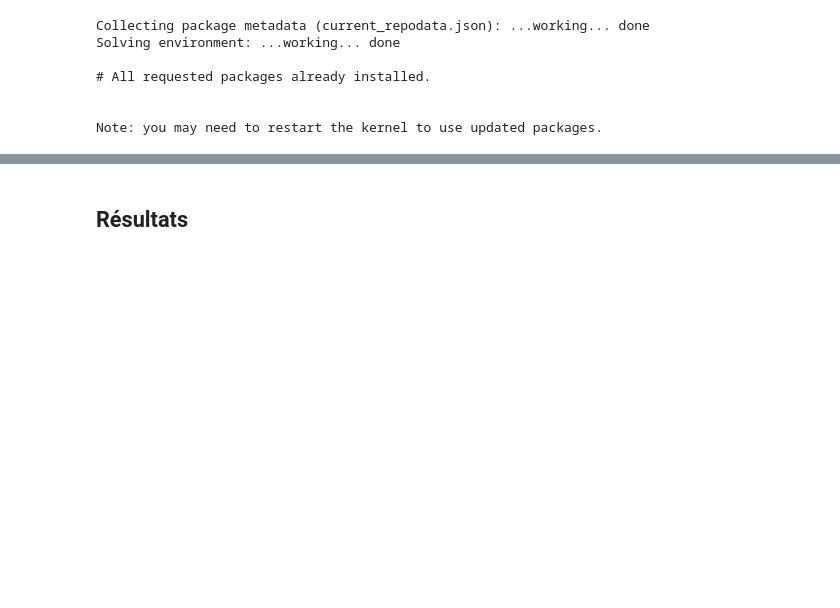
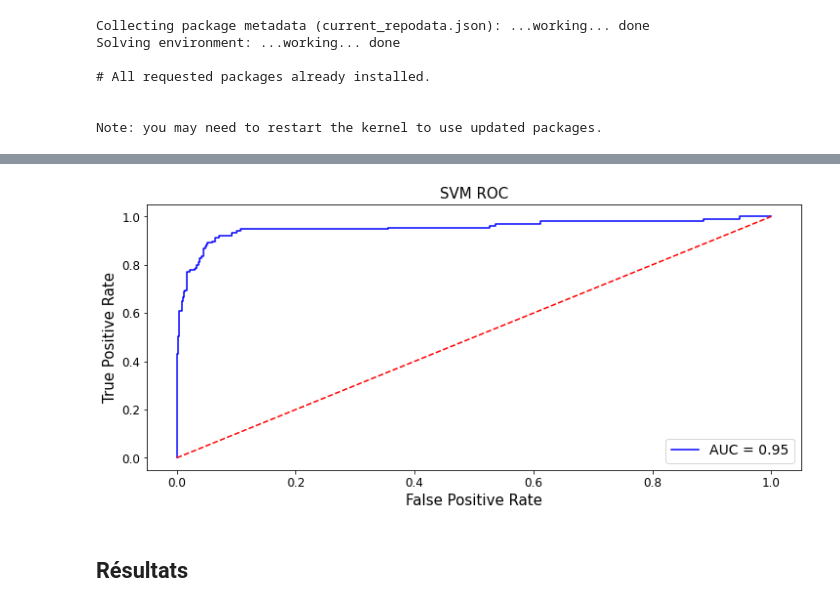
Before and after one commit to VictorMassotte/Projet-IA, a Jupyter notebook: projet-ia.ipynb, the cells around one changed output, grey strips where cells are left out. Cells and saved outputs as stored; diff of their text form; code cells hidden in the pictures; blank space fills up the shorter version.

```diff
--- a/projet-ia.ipynb
+++ b/projet-ia.ipynb
@@ -598,0 +601,8 @@ plt.show()
+# %%
+from sklearn import svm
+
+sv = svm.SVC(kernel='rbf', probability=True) #Create a svm Classifier
+
+sv.fit(data_X_train_prepared, y_train)
+
+svc_pred = sv.predict(data_X_test_prepared)
@@ -599,3 +625,21 @@ plt.show()
+# %%
+plt.figure(figsize=(12,5))
+
+probaSVC = sv.predict_proba(data_X_test_prepared)
+svc_pred = probaSVC[:,1]
+fpr, tpr, threshold = metrics.roc_curve(y_test, svc_pred, pos_label=sv.classes_[1])
+roc_auc = metrics.auc(fpr, tpr)
+
+plt.plot(fpr, tpr, 'b', label = 'AUC = %0.2f' % roc_auc)
+plt.plot([0, 1], [0, 1],'r--')
+plt.title('SVM ROC', fontsize=15)
+plt.ylabel('True Positive Rate', fontsize=15)
+plt.xlabel('False Positive Rate', fontsize=15)
+plt.legend(loc = 'lower right', prop={'size': 14})
+
+plt.show()
+# %% [output]
+[figure, added]
 # %% [markdown]
 ## Résultats
 # %% [markdown]
```
Also changed, not shown: parts of 21 cells of this notebook.
